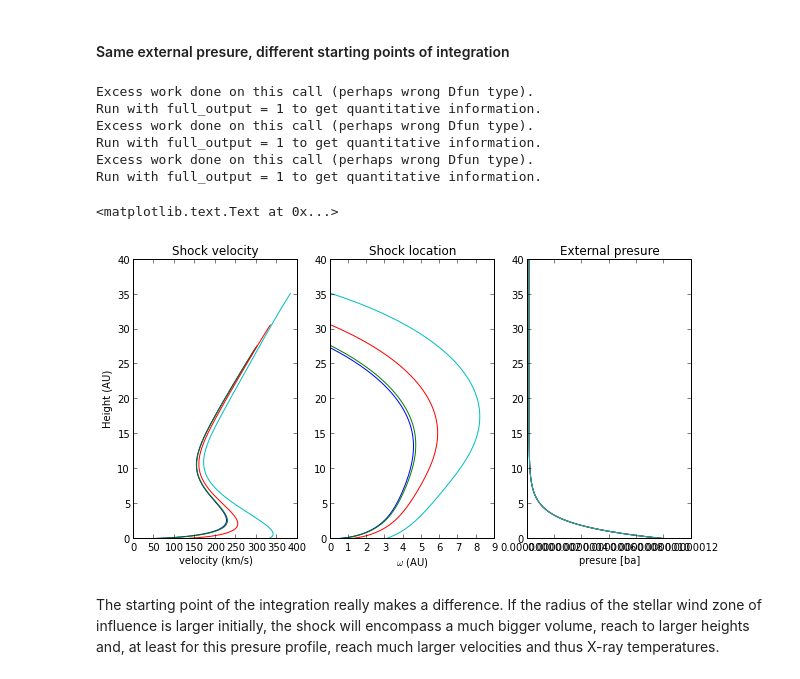
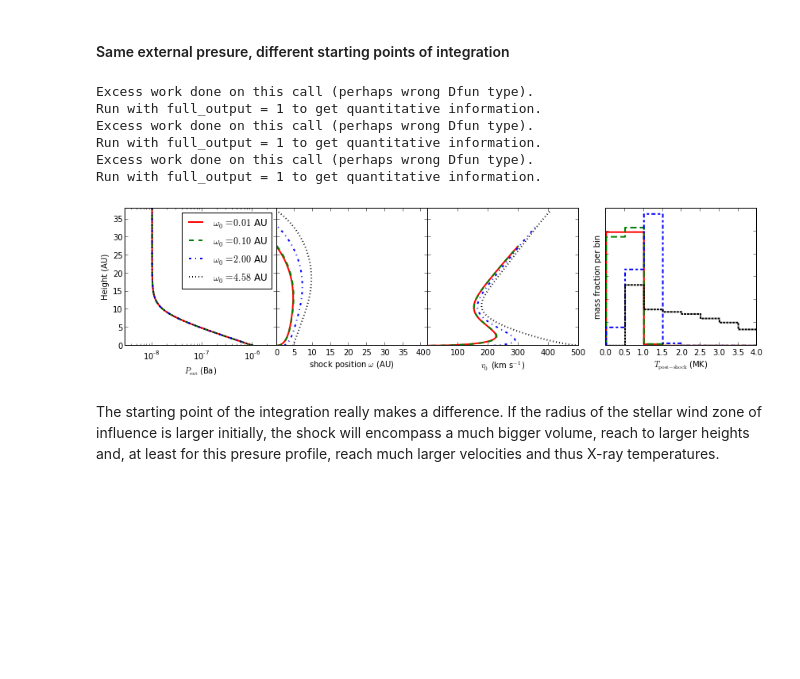
Before and after one commit to hamogu/RecollimationXrayCTTS, a Jupyter notebook: scripts/jet_recol_shocks.ipynb, the cells around one changed output. Saved outputs shown, nothing was run; the diff lists cells and outputs as text; code cells hidden in the pictures; blank space fills up the shorter version.

Commit message:
update figures

```diff
--- a/scripts/jet_recol_shocks.ipynb
+++ b/scripts/jet_recol_shocks.ipynb
@@ -257,39 +321,33 @@ Run with full_output = 1 to get quantitative information.
 # %% [markdown]
 #### Same external presure, different starting points of integration
-# %%
-pexp = ExpPres(1e-6, 2., p_inf = 1e-8)
-z = np.arange(0,40., .01)
-
-f = plt.figure(figsize=(10,5))
-ax1 = f.add_subplot(131)
-ax2 = f.add_subplot(132, sharey = ax1)
-ax3 = f.add_subplot(133, sharey = ax1)
-
-
-for omega0 in [0.01, 0.1,1, 3]:
-    ode = StellarWindShock(pexp, 5e7, 12e14)
-    ode.solve(omega0, z)
-
-    ax1.plot(ode.v_shock/1e5, ode.z, label = omega0)
-    ax2.plot(ode.res, ode.z)
-    ax3.plot(ode.p_ext(z), z)
-
-ax1.set_xlabel('velocity (km/s)')
-ax2.set_xlabel('$\omega$ (AU)')
-ax1.set_ylabel('Height (AU)')
-ax1.set_title('Shock velocity')
-ax2.set_title('Shock location')
-ax3.set_title('External presure')
-ax3.set_xlabel('presure [ba]')
-# %% [output]
-Excess work done on this call (perhaps wrong Dfun type).
-Run with full_output = 1 to get quantitative information.
-Excess work done on this call (perhaps wrong Dfun type).
-Run with full_output = 1 to get quantitative information.
-Excess work done on this call (perhaps wrong Dfun type).
-Run with full_output = 1 to get quantitative information.
-<matplotlib.text.Text at 0x...>
-[figure, removed]
+# %%
+pexp = ExpPres(1e-6, 2., p_inf = 1e-8)
+ode = StellarWindShock(pexp, 5e7, 12e14)
+z = np.arange(0,40., .01)
+
+fig, axes = StellarWindShock.setup_plot()
+
+for omega0,c,l in zip([0.01, 0.1,2, ode.start()], 'rgbk', ['solid', 'dashed', 'dashdot', 'dotted'] ):
+    ode = StellarWindShock(pexp, 5e7, 12e14)
+    ode.solve(omega0, z)
+    ode.plot_params(axes, label='$\\omega_0={0:5.2f}$ AU'.format(omega0), bins=np.arange(0,4.5,.5), color=c, linestyle=l, linewidth=2)
+
+axes[3].set_ylim([0, None])
+axes[0].legend()
+axes[0].set_ylim([0,38])
+axes[0].set_xlim([3e-9,3e-6])
+set_aspect_equal(axes[1])
+
+fig.savefig(plotdir + 'omega_0/omega_0.png')
+fig.savefig(plotdir + 'omega_0/omega_0.eps')
+# %% [output]
+Excess work done on this call (perhaps wrong Dfun type).
+Run with full_output = 1 to get quantitative information.
+Excess work done on this call (perhaps wrong Dfun type).
+Run with full_output = 1 to get quantitative information.
+Excess work done on this call (perhaps wrong Dfun type).
+Run with full_output = 1 to get quantitative information.
+[figure, added]
 # %% [markdown]
 The starting point of the integration really makes a difference. If the radius of the stellar wind zone of influence is larger initially, the shock will encompass a much bigger volume, reach to larger heights and, at least for this presure profile, reach much larger velocities and thus X-ray temperatures.
 # %% [markdown]
```
Also changed, not shown: parts of 14 cells of this notebook, 5 other files.
